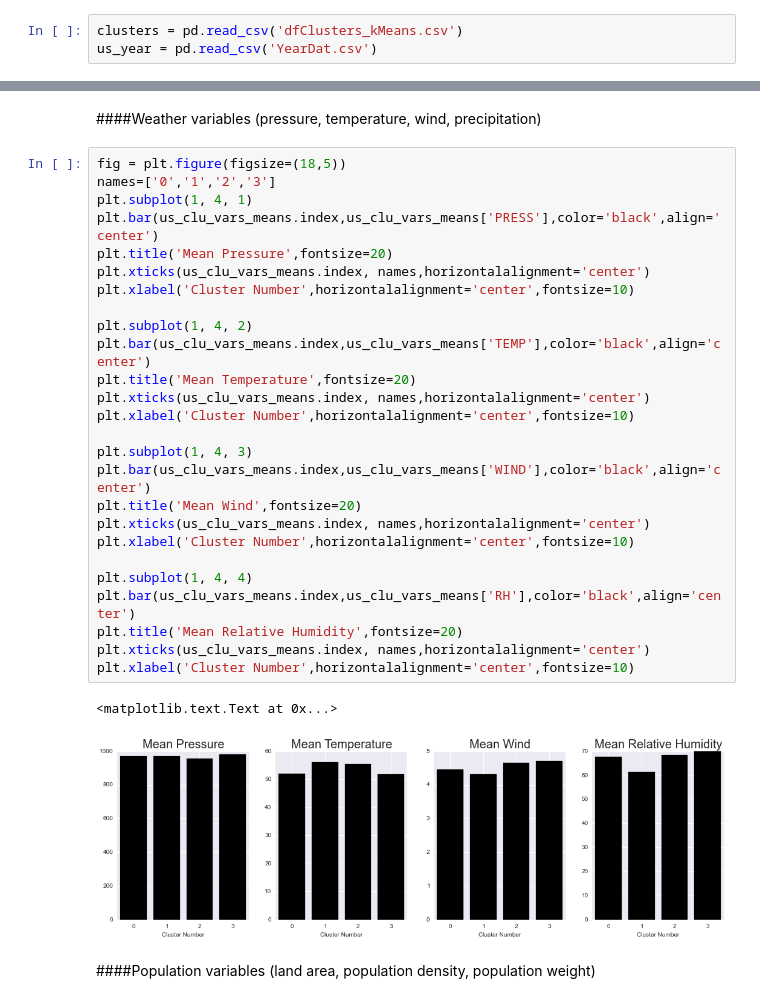
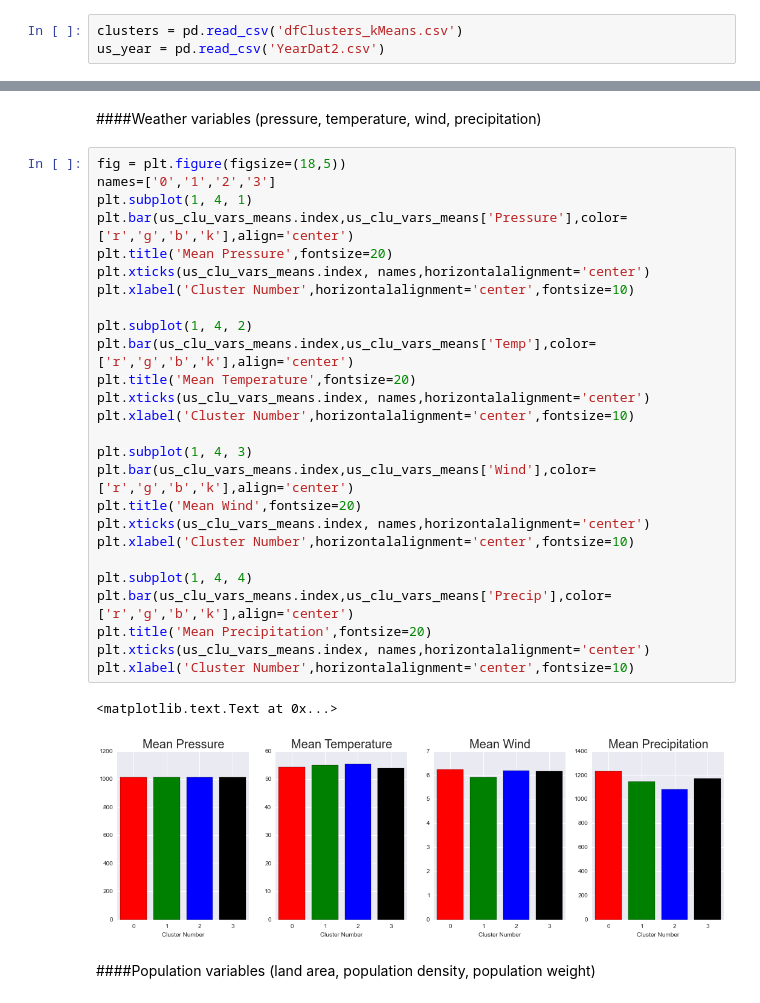
Before and after one commit to mchaffin17/AirPollutionFinalProject, a Jupyter notebook: UnsupervisedLearning_pt2.ipynb, the cells around one changed output, grey strips where cells are left out. Saved outputs shown, nothing was run; the diff lists cells and outputs as text.

```diff
--- a/UnsupervisedLearning_pt2.ipynb
+++ b/UnsupervisedLearning_pt2.ipynb
@@ -18,7 +18,7 @@ import operator
 ####Import US data
 # %%
 clusters = pd.read_csv('dfClusters_kMeans.csv')
-us_year = pd.read_csv('YearDat.csv')
+us_year = pd.read_csv('YearDat2.csv')
 # %% [markdown]
 ####Import French data
 # %%
@@ -222,32 +264,32 @@ us_clu_vars_means
 # %%
 fig = plt.figure(figsize=(18,5))
 names=['0','1','2','3']
 plt.subplot(1, 4, 1)
-plt.bar(us_clu_vars_means.index,us_clu_vars_means['PRESS'],color='black',align='center')
+plt.bar(us_clu_vars_means.index,us_clu_vars_means['Pressure'],color=['r','g','b','k'],align='center')
 plt.title('Mean Pressure',fontsize=20)
 plt.xticks(us_clu_vars_means.index, names,horizontalalignment='center')
 plt.xlabel('Cluster Number',horizontalalignment='center',fontsize=10)
 
 plt.subplot(1, 4, 2)
-plt.bar(us_clu_vars_means.index,us_clu_vars_means['TEMP'],color='black',align='center')
+plt.bar(us_clu_vars_means.index,us_clu_vars_means['Temp'],color=['r','g','b','k'],align='center')
 plt.title('Mean Temperature',fontsize=20)
 plt.xticks(us_clu_vars_means.index, names,horizontalalignment='center')
 plt.xlabel('Cluster Number',horizontalalignment='center',fontsize=10)
 
 plt.subplot(1, 4, 3)
-plt.bar(us_clu_vars_means.index,us_clu_vars_means['WIND'],color='black',align='center')
+plt.bar(us_clu_vars_means.index,us_clu_vars_means['Wind'],color=['r','g','b','k'],align='center')
 plt.title('Mean Wind',fontsize=20)
 plt.xticks(us_clu_vars_means.index, names,horizontalalignment='center')
 plt.xlabel('Cluster Number',horizontalalignment='center',fontsize=10)
 
 plt.subplot(1, 4, 4)
-plt.bar(us_clu_vars_means.index,us_clu_vars_means['RH'],color='black',align='center')
-plt.title('Mean Relative Humidity',fontsize=20)
+plt.bar(us_clu_vars_means.index,us_clu_vars_means['Precip'],color=['r','g','b','k'],align='center')
+plt.title('Mean Precipitation',fontsize=20)
 plt.xticks(us_clu_vars_means.index, names,horizontalalignment='center')
 plt.xlabel('Cluster Number',horizontalalignment='center',fontsize=10)
 # %% [output]
 <matplotlib.text.Text at 0x...>
-[figure, old version]
+[figure, new version]
 # %% [markdown]
 ####Population variables (land area, population density, population weight)
 # %%
```
Also changed, not shown: parts of 17 cells of this notebook.
